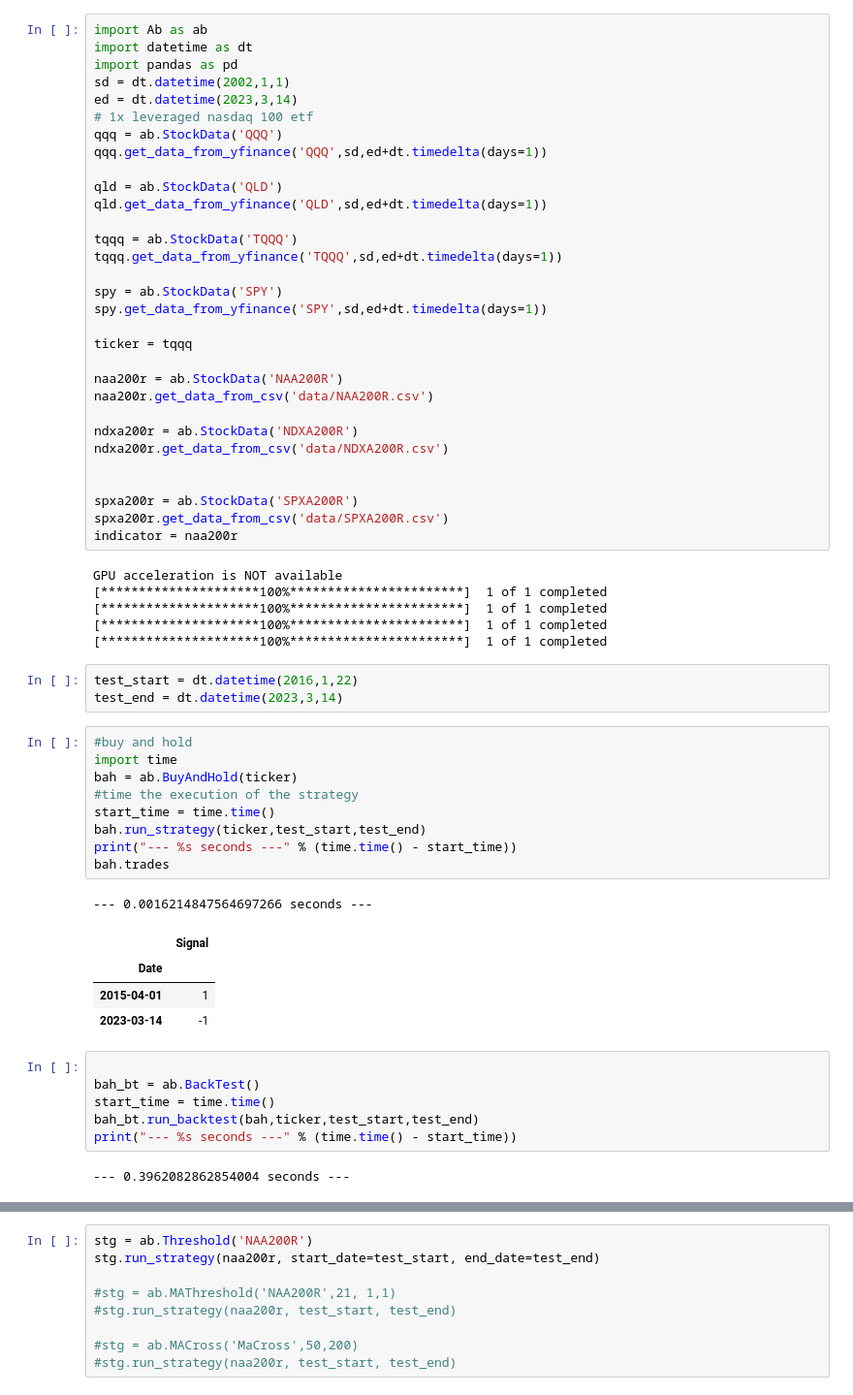
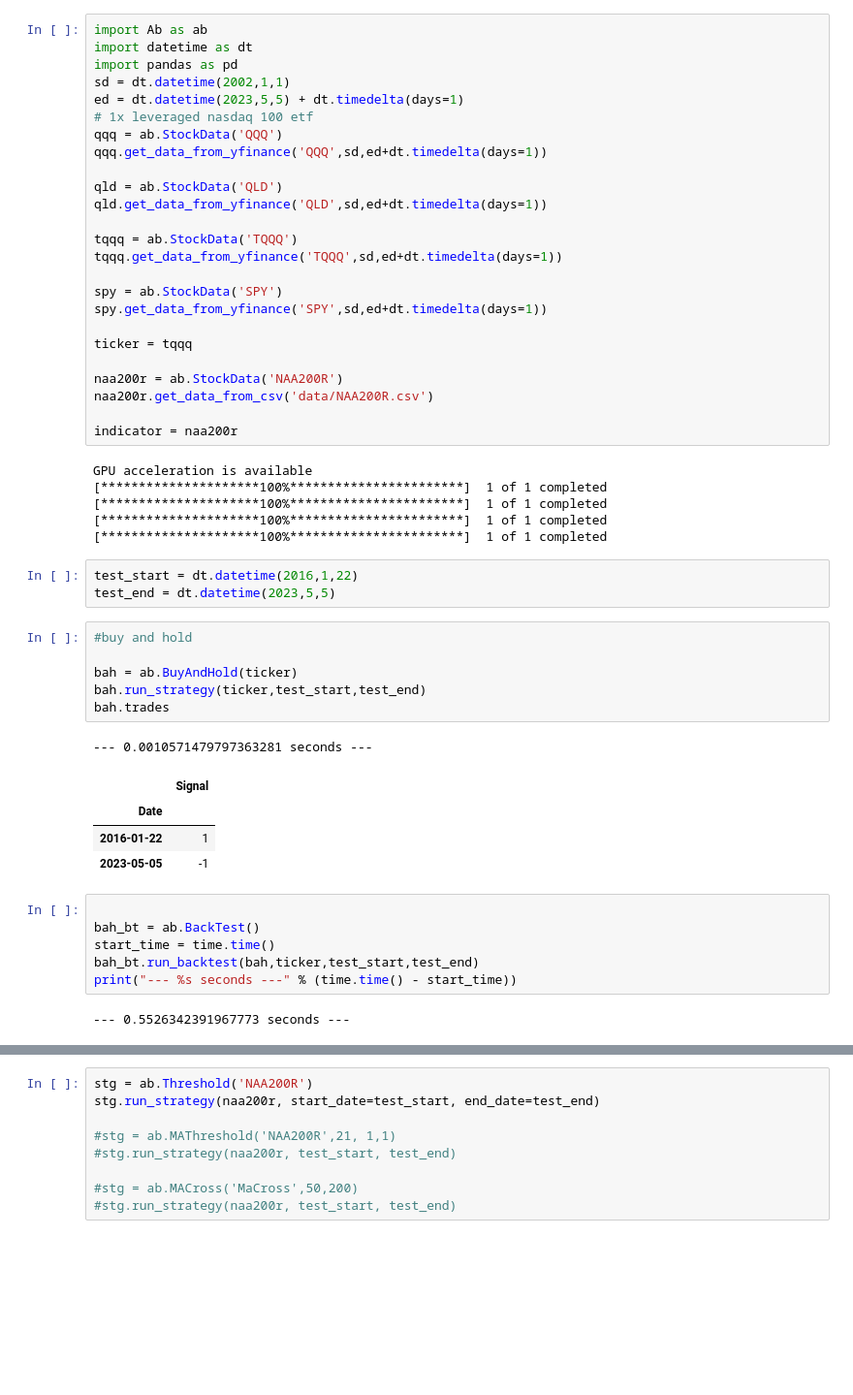
Before and after one commit to sylviawusyl/backtesting, a Jupyter notebook: naa200r_stg.ipynb, the cells around one changed output, grey strips where cells are left out. Shown at 97% size. Saved outputs shown, nothing was run; the diff lists cells and outputs as text; blank space fills up the shorter version.

```diff
--- a/naa200r_stg.ipynb
+++ b/naa200r_stg.ipynb
@@ -3,7 +3,7 @@ import Ab as ab
 import datetime as dt
 import pandas as pd
 sd = dt.datetime(2002,1,1)
-ed = dt.datetime(2023,3,14)
+ed = dt.datetime(2023,5,5) + dt.timedelta(days=1)
 # 1x leveraged nasdaq 100 etf
 qqq = ab.StockData('QQQ')
 qqq.get_data_from_yfinance('QQQ',sd,ed+dt.timedelta(days=1))
@@ -22,37 +22,28 @@ ticker = tqqq
 naa200r = ab.StockData('NAA200R')
 naa200r.get_data_from_csv('data/NAA200R.csv')
 
-ndxa200r = ab.StockData('NDXA200R')
-ndxa200r.get_data_from_csv('data/NDXA200R.csv')
-
-
-spxa200r = ab.StockData('SPXA200R')
-spxa200r.get_data_from_csv('data/SPXA200R.csv')
 indicator = naa200r
 # %% [output]
-GPU acceleration is NOT available
+GPU acceleration is available
 [*********************100%***********************]  1 of 1 completed
 [*********************100%***********************]  1 of 1 completed
 [*********************100%***********************]  1 of 1 completed
 [*********************100%***********************]  1 of 1 completed
 # %%
 test_start = dt.datetime(2016,1,22)
-test_end = dt.datetime(2023,3,14)
+test_end = dt.datetime(2023,5,5)
 # %%
 #buy and hold
-import time
+
 bah = ab.BuyAndHold(ticker)
-#time the execution of the strategy
-start_time = time.time()
 bah.run_strategy(ticker,test_start,test_end)
-print("--- %s seconds ---" % (time.time() - start_time))
 bah.trades
 # %% [output]
---- 0.0016214847564697266 seconds ---
+--- 0.0010571479797363281 seconds ---
 |  | Signal |
 | Date |  |
-| 2015-04-01 | 1 |
-| 2023-03-14 | -1 |
+| 2016-01-22 | 1 |
+| 2023-05-05 | -1 |
 # %%
 
 bah_bt = ab.BackTest()
@@ -60,7 +51,7 @@ start_time = time.time()
 bah_bt.run_backtest(bah,ticker,test_start,test_end)
 print("--- %s seconds ---" % (time.time() - start_time))
 # %% [output]
---- 0.3962082862854004 seconds ---
+--- 0.5526342391967773 seconds ---
 # %%
 
 bah_bt.plot_balance()
```
Also changed, not shown: parts of 10 cells of this notebook, 3 other files.
